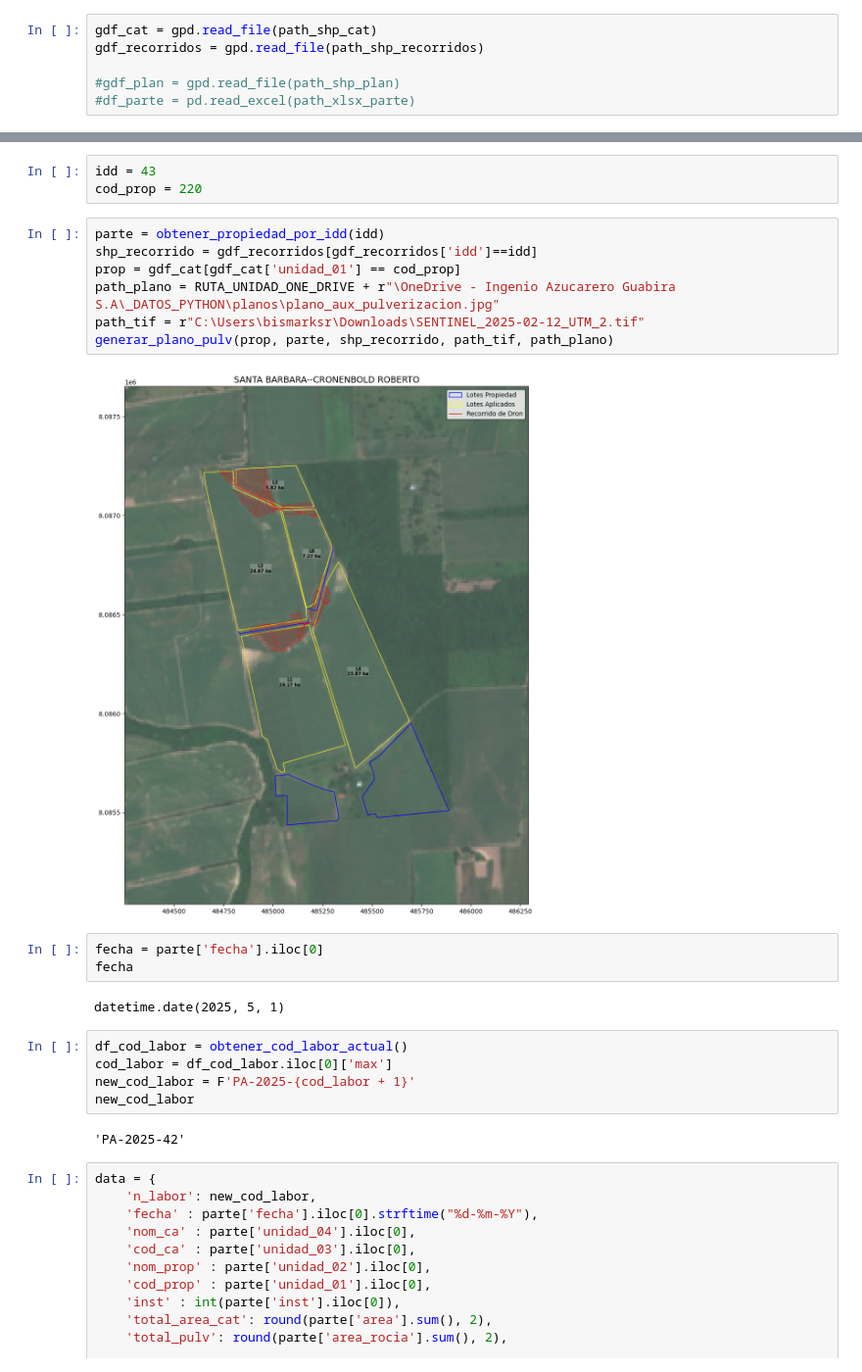
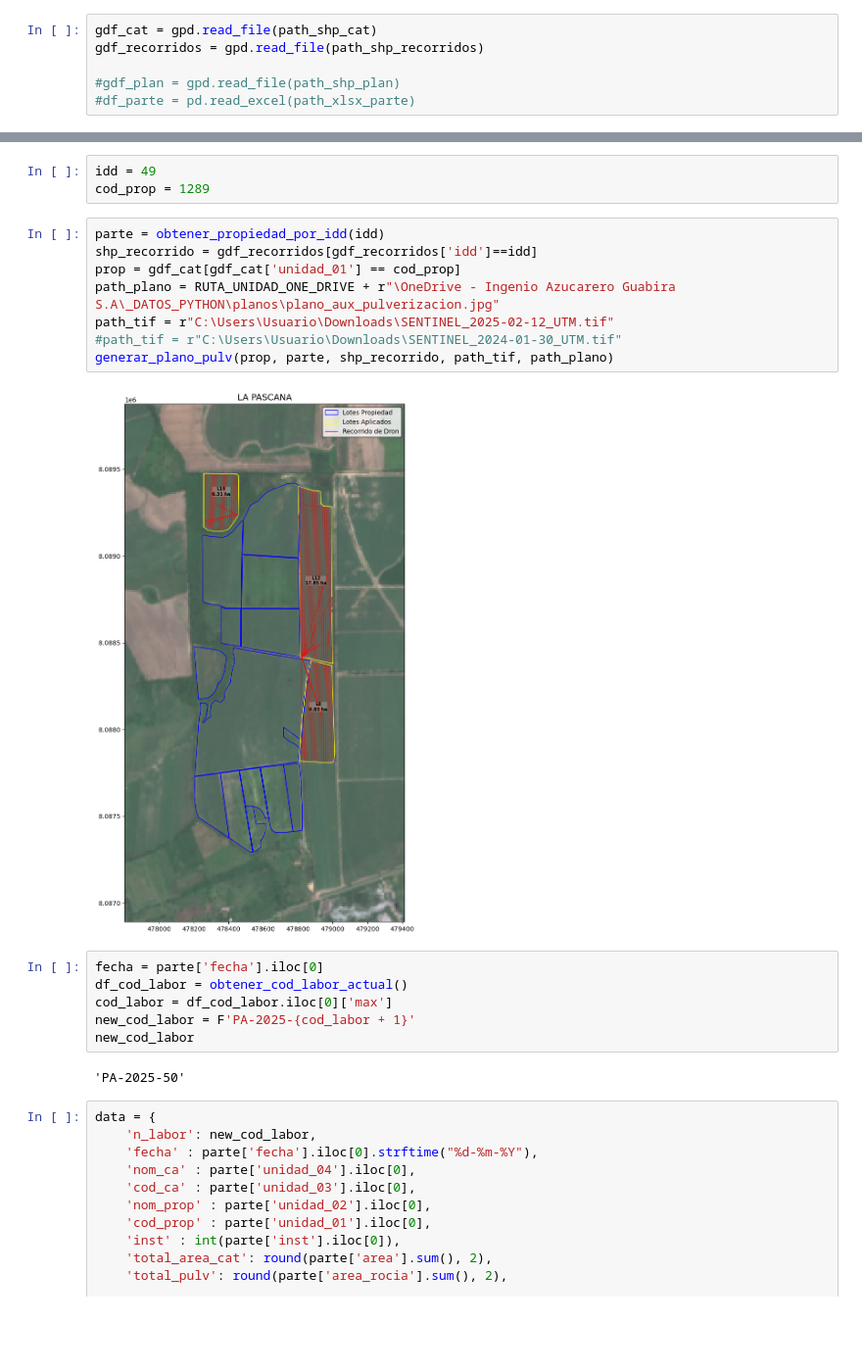
Before and after one commit to bismarksr17/utea_scripts, a Jupyter notebook: drones_pulverizacion/_06_pulv_generar_reporte.ipynb, the cells around one changed output, grey strips where cells are left out. Shown at 98% size. Drawn from its saved outputs; the diff is of its cells as text; blank space fills up the shorter version.

```diff
--- a/drones_pulverizacion/_06_pulv_generar_reporte.ipynb
+++ b/drones_pulverizacion/_06_pulv_generar_reporte.ipynb
@@ -159,27 +180,24 @@ for idx, row in idds_procesar.iterrows():
 # %%
-idd = 43
-cod_prop = 220
+idd = 49
+cod_prop = 1289
 # %%
 parte = obtener_propiedad_por_idd(idd)
 shp_recorrido = gdf_recorridos[gdf_recorridos['idd']==idd]
 prop = gdf_cat[gdf_cat['unidad_01'] == cod_prop]
 path_plano = RUTA_UNIDAD_ONE_DRIVE + r"\OneDrive - Ingenio Azucarero Guabira S.A\_DATOS_PYTHON\planos\plano_aux_pulverizacion.jpg"
-path_tif = r"C:\Users\bismarksr\Downloads\SENTINEL_2025-02-12_UTM_2.tif"
+path_tif = r"C:\Users\Usuario\Downloads\SENTINEL_2025-02-12_UTM.tif"
+#path_tif = r"C:\Users\Usuario\Downloads\SENTINEL_2024-01-30_UTM.tif"
 generar_plano_pulv(prop, parte, shp_recorrido, path_tif, path_plano)
 # %% [output]
-[figure, old version]
+[figure, new version]
 # %%
 fecha = parte['fecha'].iloc[0]
-fecha
+df_cod_labor = obtener_cod_labor_actual()
+cod_labor = df_cod_labor.iloc[0]['max']
+new_cod_labor = F'PA-2025-{cod_labor + 1}'
+new_cod_labor
 # %% [output]
-datetime.date(2025, 5, 1)
+'PA-2025-50'
-# %%
-df_cod_labor = obtener_cod_labor_actual()
-cod_labor = df_cod_labor.iloc[0]['max']
-new_cod_labor = F'PA-2025-{cod_labor + 1}'
-new_cod_labor
-# %% [output]
-'PA-2025-42'
 # %%
 data = {
     'n_labor': new_cod_labor,
```
Also changed, not shown: parts of 3 cells of this notebook, 4 other files.
